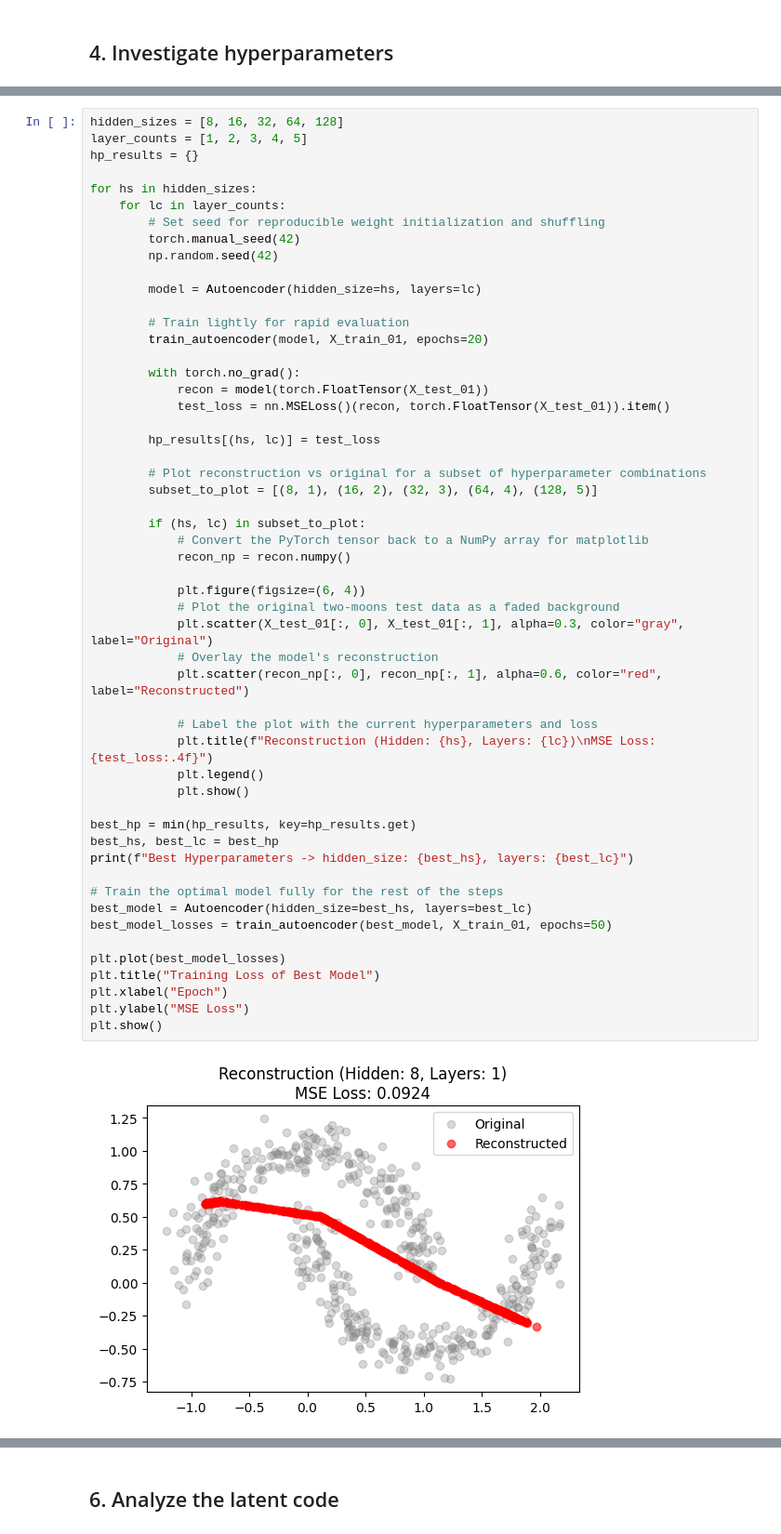
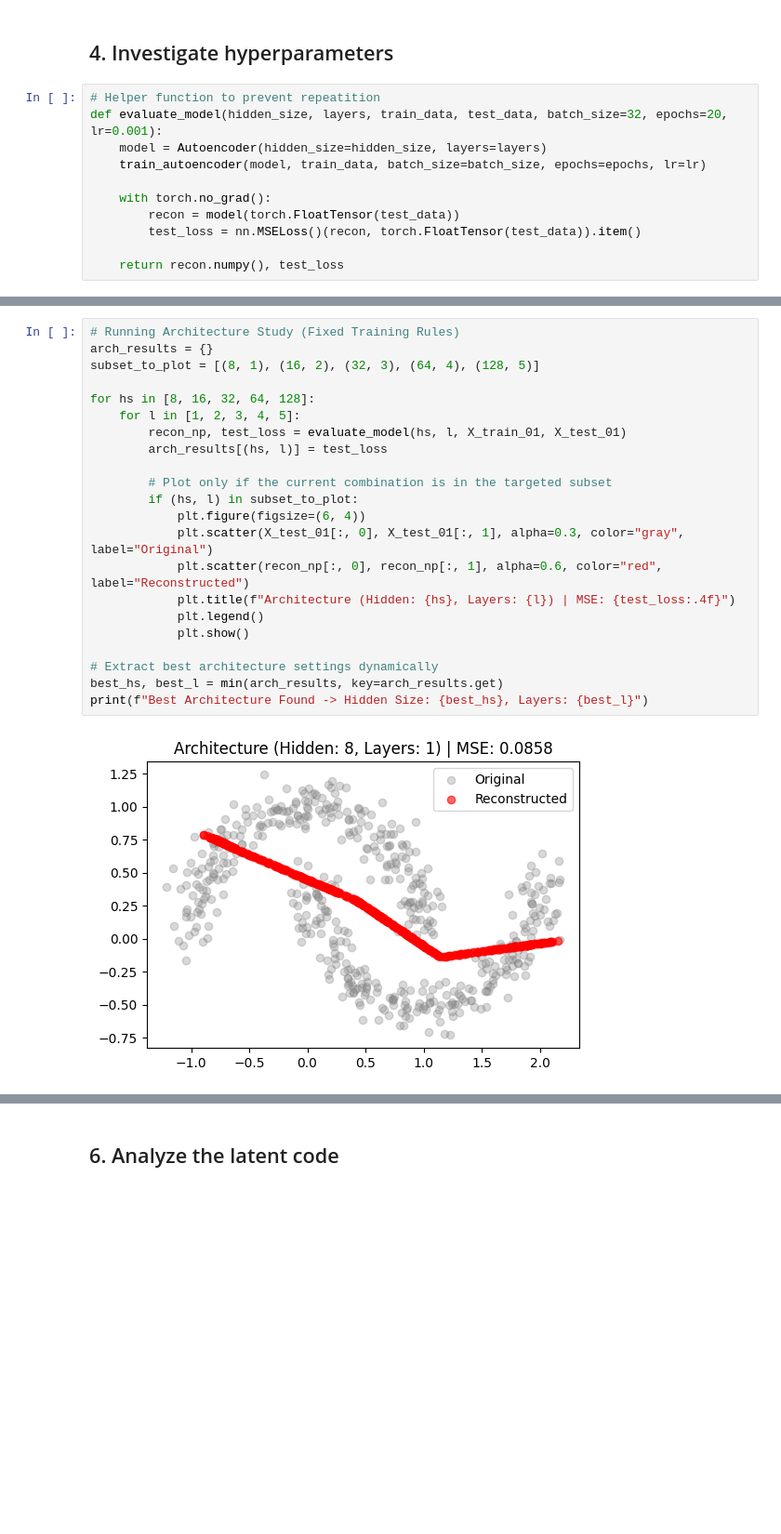
Before and after one commit to binyamolango/GNN, a Jupyter notebook: autoencoders.ipynb, the cells around one changed output, grey strips where cells are left out. Shown at 93% size. Saved outputs shown, nothing was run; the diff lists cells and outputs as text; blank space fills up the shorter version.

Commit message:
Update hyperparameter study

```diff
--- a/autoencoders.ipynb
+++ b/autoencoders.ipynb
@@ -83,3 +83,14 @@ def train_autoencoder(model, data, batch_size=32, epochs=50, lr=0.001):
     return epoch_losses
 # %% [markdown]
 ## 4. Investigate hyperparameters
+# %%
+# Helper function to prevent repeatition
+def evaluate_model(hidden_size, layers, train_data, test_data, batch_size=32, epochs=20, lr=0.001):
+    model = Autoencoder(hidden_size=hidden_size, layers=layers)
+    train_autoencoder(model, train_data, batch_size=batch_size, epochs=epochs, lr=lr)
+
+    with torch.no_grad():
+        recon = model(torch.FloatTensor(test_data))
+        test_loss = nn.MSELoss()(recon, torch.FloatTensor(test_data)).item()
+
+    return recon.numpy(), test_loss
@@ -86,55 +99,24 @@ def train_autoencoder(model, data, batch_size=32, epochs=50, lr=0.001):
 # %%
-hidden_sizes = [8, 16, 32, 64, 128]
-layer_counts = [1, 2, 3, 4, 5]
-hp_results = {}
+# Running Architecture Study (Fixed Training Rules)
+arch_results = {}
+subset_to_plot = [(8, 1), (16, 2), (32, 3), (64, 4), (128, 5)]
 
-for hs in hidden_sizes:
-    for lc in layer_counts:
-        # Set seed for reproducible weight initialization and shuffling
-        torch.manual_seed(42)
-        np.random.seed(42)
+for hs in [8, 16, 32, 64, 128]:
+    for l in [1, 2, 3, 4, 5]:
+        recon_np, test_loss = evaluate_model(hs, l, X_train_01, X_test_01)
+        arch_results[(hs, l)] = test_loss
 
-        model = Autoencoder(hidden_size=hs, layers=lc)
-
-        # Train lightly for rapid evaluation
-        train_autoencoder(model, X_train_01, epochs=20)
-
-        with torch.no_grad():
-            recon = model(torch.FloatTensor(X_test_01))
-            test_loss = nn.MSELoss()(recon, torch.FloatTensor(X_test_01)).item()
-
-        hp_results[(hs, lc)] = test_loss
-
-        # Plot reconstruction vs original for a subset of hyperparameter combinations
-        subset_to_plot = [(8, 1), (16, 2), (32, 3), (64, 4), (128, 5)]
-
-        if (hs, lc) in subset_to_plot:
-            # Convert the PyTorch tensor back to a NumPy array for matplotlib
-            recon_np = recon.numpy()
-
+        # Plot only if the current combination is in the targeted subset
+        if (hs, l) in subset_to_plot:
             plt.figure(figsize=(6, 4))
-            # Plot the original two-moons test data as a faded background
             plt.scatter(X_test_01[:, 0], X_test_01[:, 1], alpha=0.3, color="gray", label="Original")
-            # Overlay the model's reconstruction
             plt.scatter(recon_np[:, 0], recon_np[:, 1], alpha=0.6, color="red", label="Reconstructed")
-
-            # Label the plot with the current hyperparameters and loss
-            plt.title(f"Reconstruction (Hidden: {hs}, Layers: {lc})\nMSE Loss: {test_loss:.4f}")
+            plt.title(f"Architecture (Hidden: {hs}, Layers: {l}) | MSE: {test_loss:.4f}")
             plt.legend()
             plt.show()
 
-best_hp = min(hp_results, key=hp_results.get)
-best_hs, best_lc = best_hp
-print(f"Best Hyperparameters -> hidden_size: {best_hs}, layers: {best_lc}")
-
-# Train the optimal model fully for the rest of the steps
-best_model = Autoencoder(hidden_size=best_hs, layers=best_lc)
-best_model_losses = train_autoencoder(best_model, X_train_01, epochs=50)
-
-plt.plot(best_model_losses)
-plt.title("Training Loss of Best Model")
-plt.xlabel("Epoch")
-plt.ylabel("MSE Loss")
-plt.show()
+# Extract best architecture settings dynamically
+best_hs, best_l = min(arch_results, key=arch_results.get)
+print(f"Best Architecture Found -> Hidden Size: {best_hs}, Layers: {best_l}")
 # %% [output]
-[figure, old version]
+[figure, new version]
```
Also changed, not shown: parts of 12 cells of this notebook.
